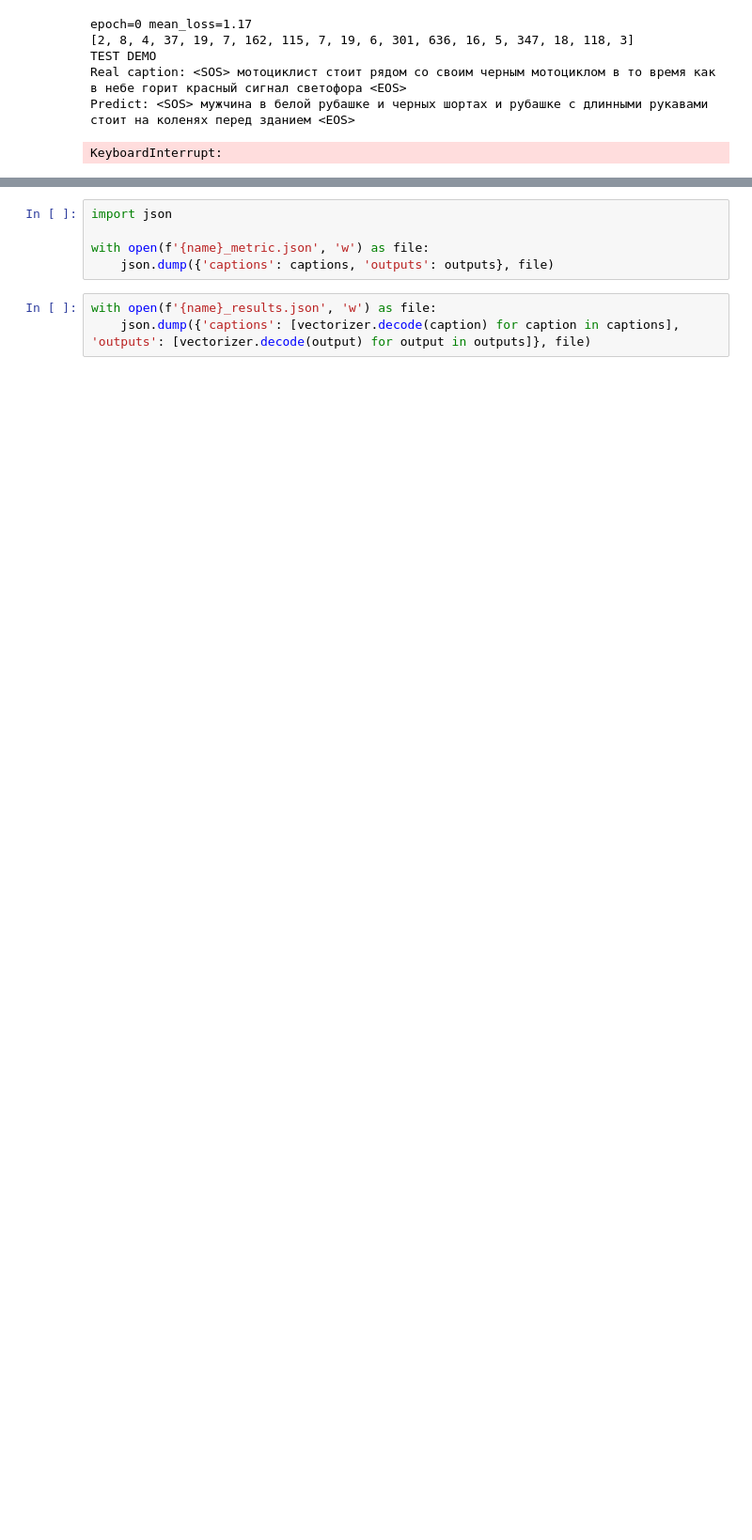
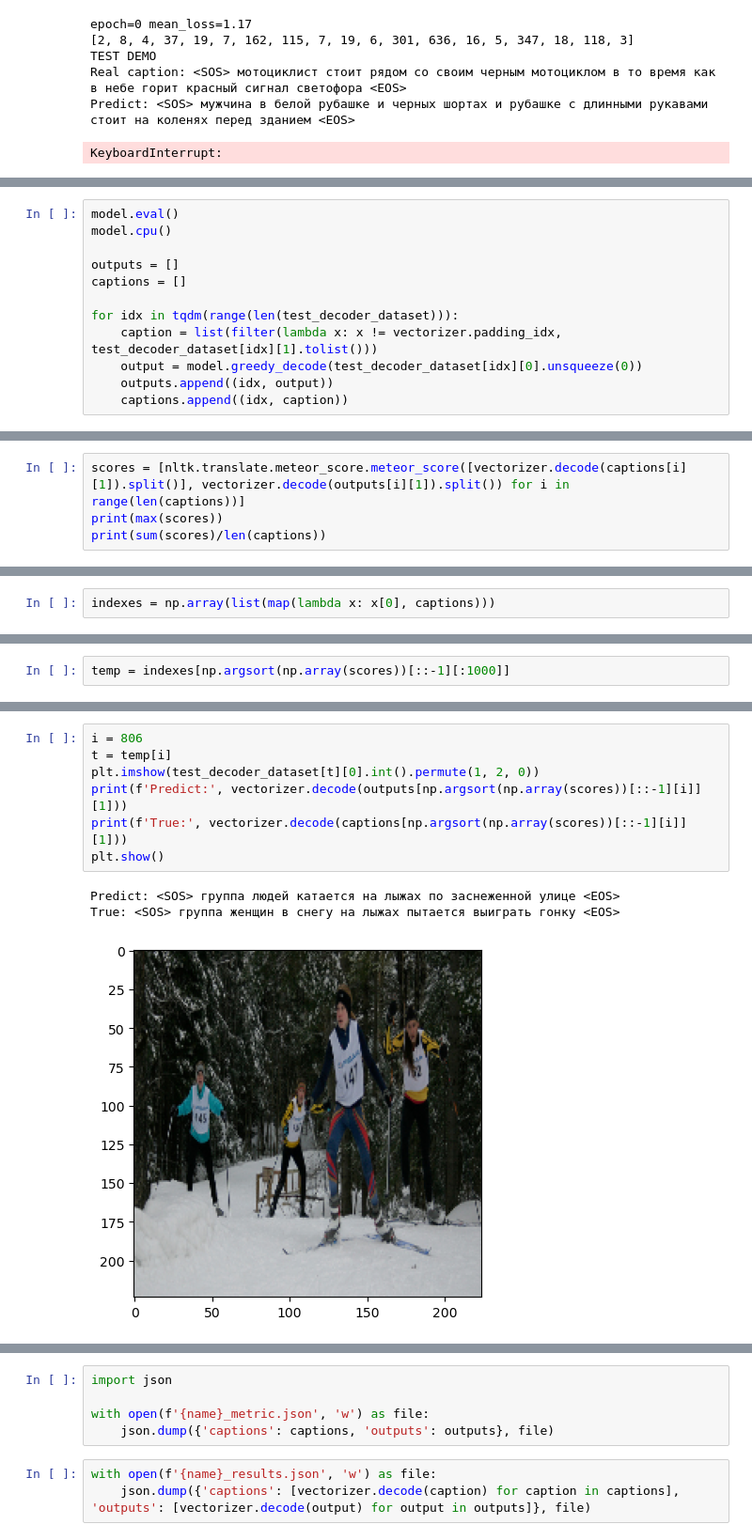
Before and after one commit to dthseemsbttr/Image-captioning-llm, a Jupyter notebook: Attention decoder.ipynb, the cells around one changed output, grey strips where cells are left out. Shown at 94% size. Cells and saved outputs as stored; diff of their text form; blank space fills up the shorter version.

```diff
--- a/Attention decoder.ipynb
+++ b/Attention decoder.ipynb
@@ -325,0 +213,12 @@ array([2468, 2499, 2870, 2030, 2509, 2868, 2029, 2297, 2755, 2604, 2141,
+# %%
+model.eval()
+model.cpu()
+
+outputs = []
+captions = []
+
+for idx in tqdm(range(len(test_decoder_dataset))):
+    caption = list(filter(lambda x: x != vectorizer.padding_idx, test_decoder_dataset[idx][1].tolist()))
+    output = model.greedy_decode(test_decoder_dataset[idx][0].unsqueeze(0))
+    outputs.append((idx, output))
+    captions.append((idx, caption))
@@ -325,0 +247,4 @@ array([2468, 2499, 2870, 2030, 2509, 2868, 2029, 2297, 2755, 2604, 2141,
+# %%
+scores = [nltk.translate.meteor_score.meteor_score([vectorizer.decode(captions[i][1]).split()], vectorizer.decode(outputs[i][1]).split()) for i in range(len(captions))]
+print(max(scores))
+print(sum(scores)/len(captions))
@@ -325,0 +256,2 @@ array([2468, 2499, 2870, 2030, 2509, 2868, 2029, 2297, 2755, 2604, 2141,
+# %%
+indexes = np.array(list(map(lambda x: x[0], captions)))
@@ -325,0 +278,2 @@ array([2468, 2499, 2870, 2030, 2509, 2868, 2029, 2297, 2755, 2604, 2141,
+# %%
+temp = indexes[np.argsort(np.array(scores))[::-1][:1000]]
@@ -325,0 +294,11 @@ array([2468, 2499, 2870, 2030, 2509, 2868, 2029, 2297, 2755, 2604, 2141,
+# %%
+i = 806
+t = temp[i]
+plt.imshow(test_decoder_dataset[t][0].int().permute(1, 2, 0))
+print(f'Predict:', vectorizer.decode(outputs[np.argsort(np.array(scores))[::-1][i]][1]))
+print(f'True:', vectorizer.decode(captions[np.argsort(np.array(scores))[::-1][i]][1]))
+plt.show()
+# %% [output]
+Predict: <SOS> группа людей катается на лыжах по заснеженной улице <EOS>
+True: <SOS> группа женщин в снегу на лыжах пытается выиграть гонку <EOS>
+[figure, added]
```
Also changed, not shown: parts of 33 cells of this notebook, 4 other files.
